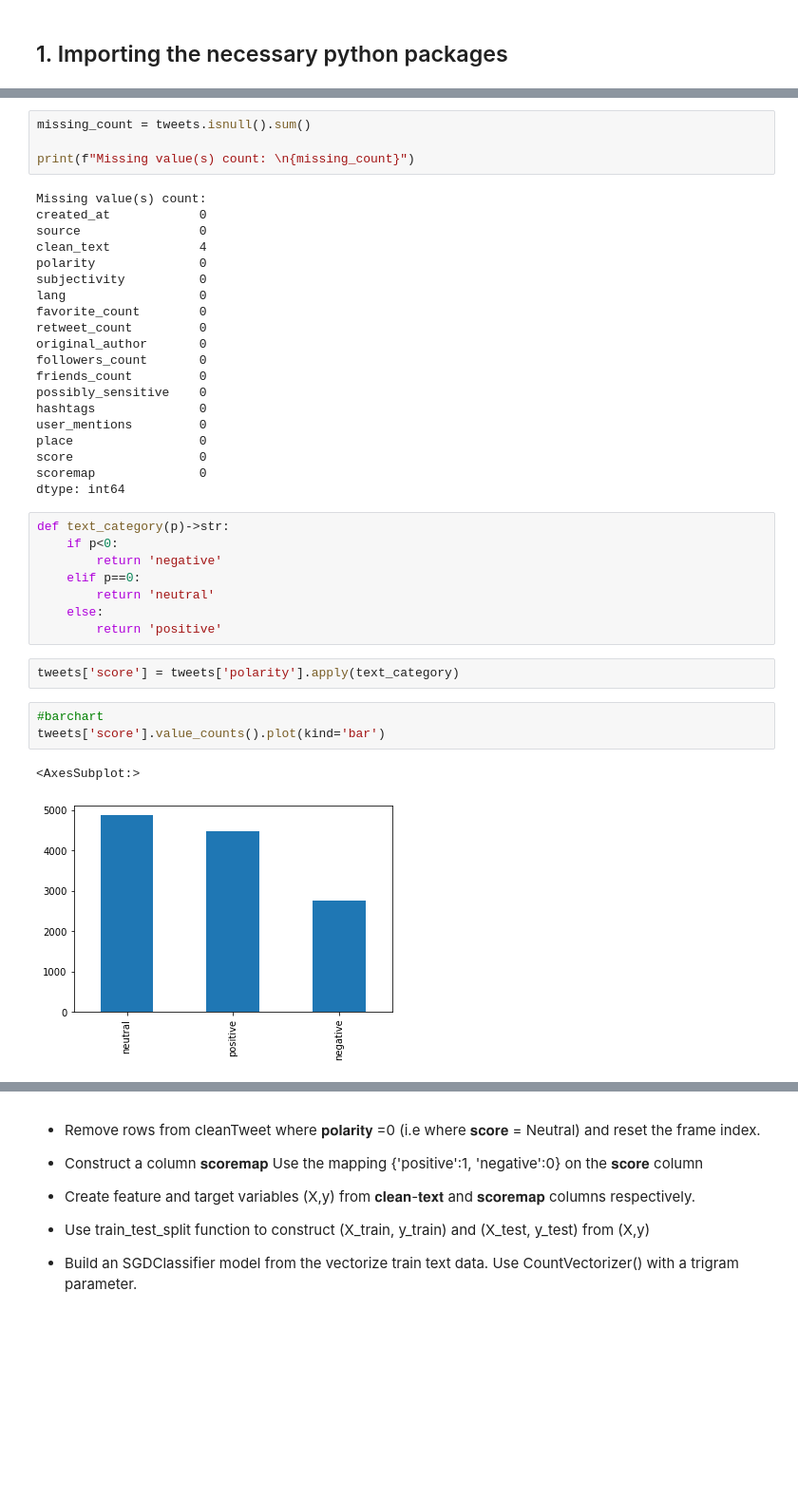
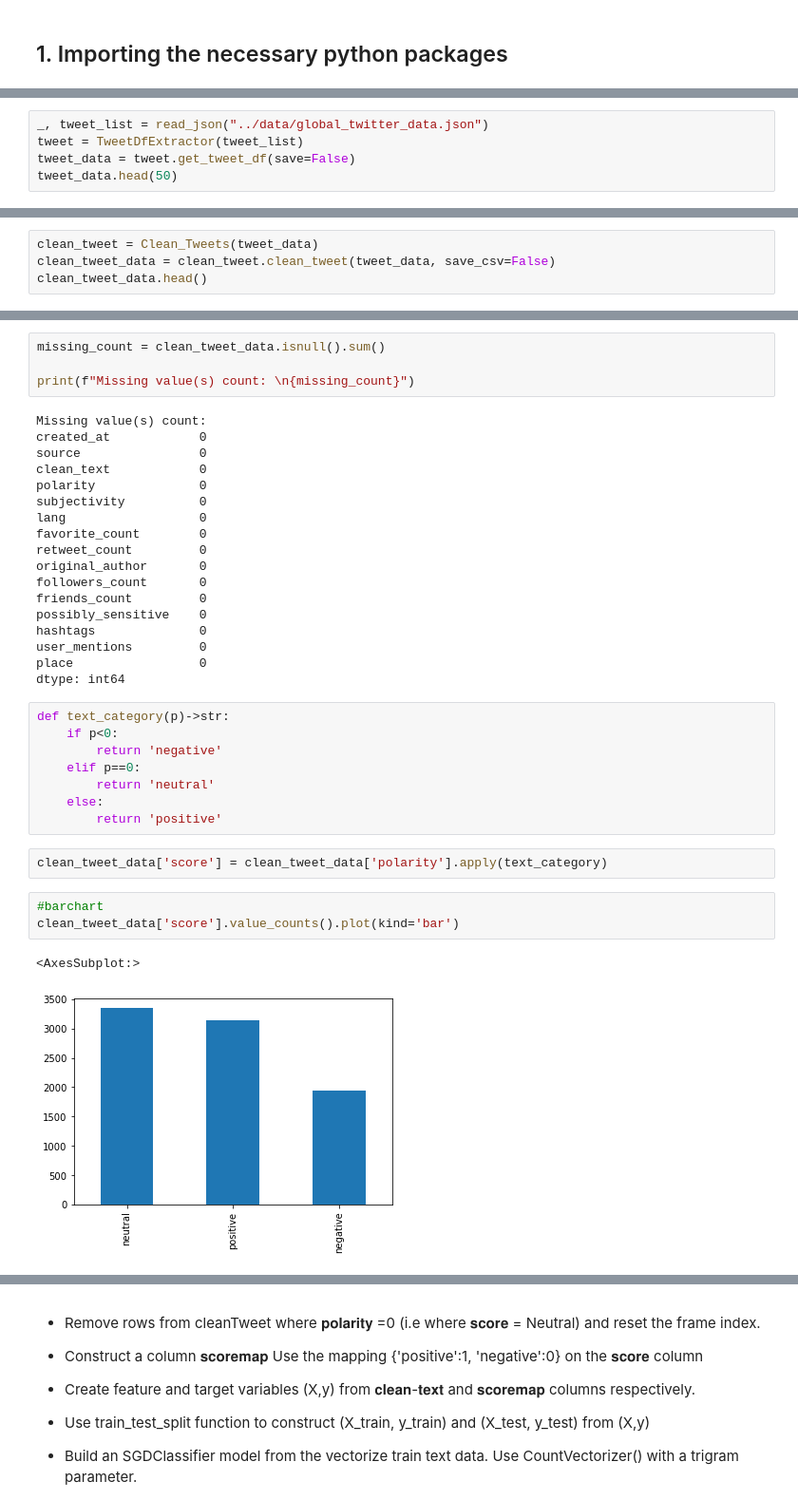
Before and after one commit to degagawolde/twitter-data-analysis, a Jupyter notebook: JupyterNotebooks/EDA.ipynb, the cells around one changed output, grey strips where cells are left out. Shown at 95% size. Drawn from its saved outputs; the diff is of its cells as text; blank space fills up the shorter version.

Commit message:
create preprocess_tweet_data file

```diff
--- a/JupyterNotebooks/EDA.ipynb
+++ b/JupyterNotebooks/EDA.ipynb
@@ -63,0 +30,5 @@ memory usage: 967.2+ KB
+# %%
+_, tweet_list = read_json("../data/global_twitter_data.json")
+tweet = TweetDfExtractor(tweet_list)
+tweet_data = tweet.get_tweet_df(save=False)
+tweet_data.head(50)
@@ -63,0 +128,4 @@ memory usage: 967.2+ KB
+# %%
+clean_tweet = Clean_Tweets(tweet_data)
+clean_tweet_data = clean_tweet.clean_tweet(tweet_data, save_csv=False)
+clean_tweet_data.head()
@@ -64,12 +139,12 @@ memory usage: 967.2+ KB
 # %%
-missing_count = tweets.isnull().sum()
+missing_count = clean_tweet_data.isnull().sum()
 
 print(f"Missing value(s) count: \n{missing_count}")
 # %% [output]
 Missing value(s) count:
 created_at            0
 source                0
-clean_text            4
+clean_text            0
 polarity              0
 subjectivity          0
 lang                  0
@@ -82,8 +157,6 @@ possibly_sensitive    0
 hashtags              0
 user_mentions         0
 place                 0
-score                 0
-scoremap              0
 dtype: int64
 # %%
 def text_category(p)->str:
@@ -94,12 +167,12 @@ def text_category(p)->str:
     else:
         return 'positive'
 # %%
-tweets['score'] = tweets['polarity'].apply(text_category)
+clean_tweet_data['score'] = clean_tweet_data['polarity'].apply(text_category)
 # %%
 #barchart
-tweets['score'].value_counts().plot(kind='bar')
+clean_tweet_data['score'].value_counts().plot(kind='bar')
 # %% [output]
 <AxesSubplot:>
-[figure, old version]
+[figure, new version]
 # %%
 # piechar
```
Also changed, not shown: parts of 17 cells of this notebook, 6 other files.
